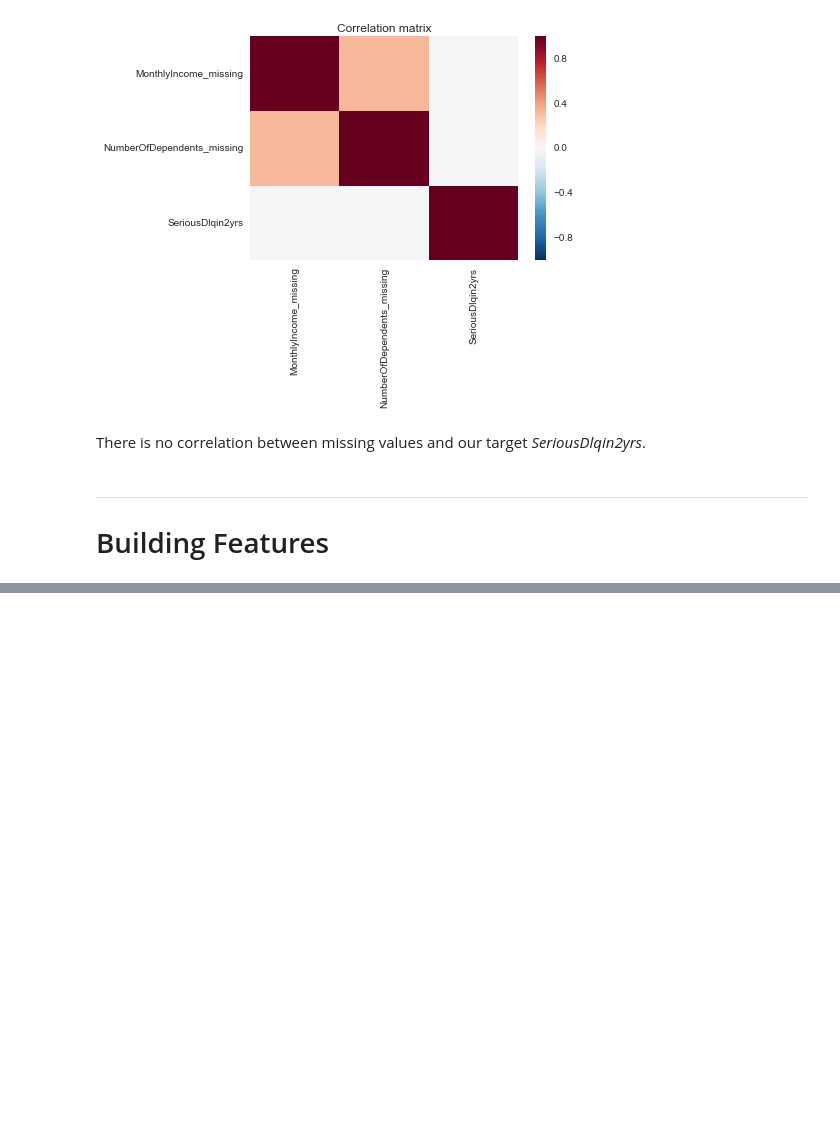
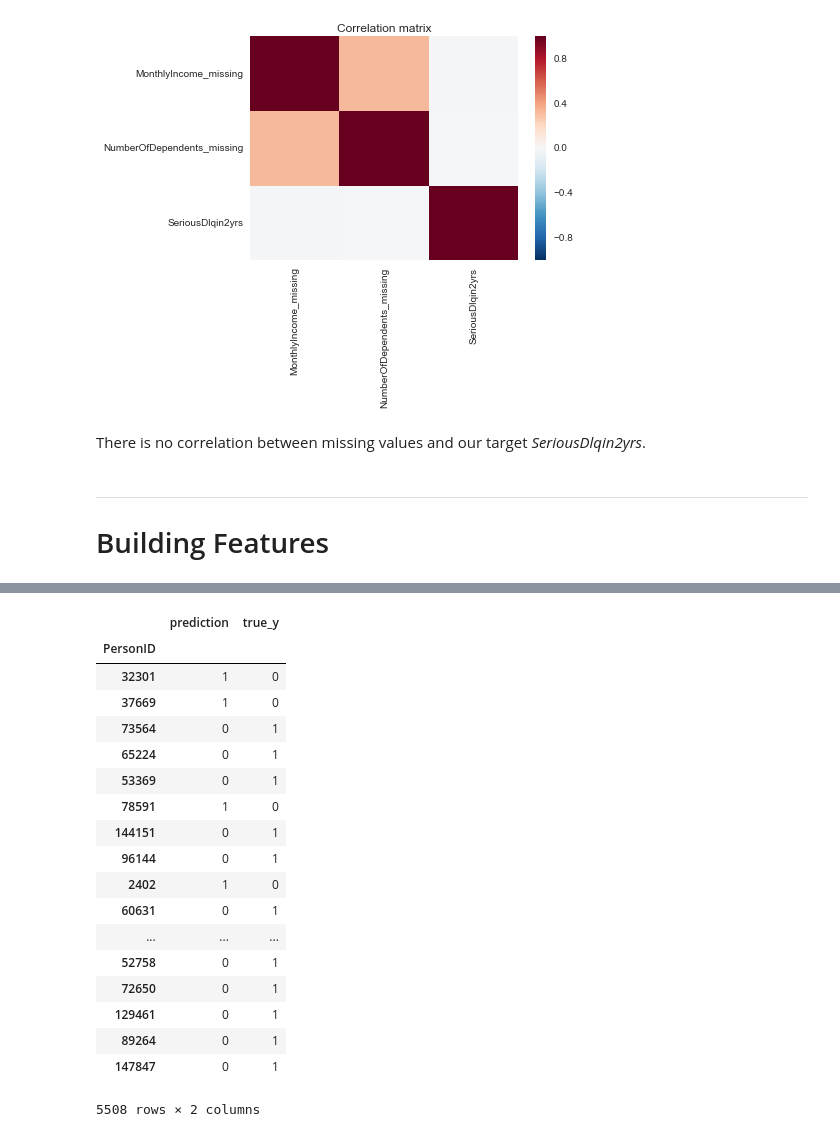
Before and after one commit to hakoenig/Machine_Learning_for_Public_Policy, a Jupyter notebook: Assignment2_ML_Pipeline/Serious_Delinquency.ipynb, the cells around one changed output, grey strips where cells are left out. Saved outputs shown, nothing was run; the diff lists cells and outputs as text; code cells hidden in the pictures; blank space fills up the shorter version.

```diff
--- a/Assignment2_ML_Pipeline/Serious_Delinquency.ipynb
+++ b/Assignment2_ML_Pipeline/Serious_Delinquency.ipynb
@@ -433,0 +453,17 @@ X_test = fill_missing_values_with_mean(X_test)
+# %%
+clf = RandomForestClassifier(n_estimators=20)
+
+# use a full grid over all parameters
+param_grid = {"max_depth": [3, None],
+              "max_features": np.arange(0.1, 1, 0.1),
+              "min_samples_split": [2, 5, 10],
+              "min_samples_leaf": [1, 3, 10]}
+
+# run grid search; default k cross validation is 3
+grid_search = GridSearchCV(clf, param_grid=param_grid)
+
+start = time()
+grid_search.fit(X_train, y_train)
+
+print("GridSearchCV took %.2f seconds for %d candidate parameter settings."
+      % (time() - start, len(grid_search.cv_results_['params'])))
@@ -433,0 +484,29 @@ X_test = fill_missing_values_with_mean(X_test)
+# %%
+# Let's take a look at our differences.
+predictions = grid_search.predict(X_train)
+errors = np.absolute(predictions - np.asarray(y_train))
+
+prediction_comp = pd.DataFrame({'prediction': predictions,
+                                'true_y': y_train,
+                                'errors': errors})
+prediction_comp[prediction_comp.errors == 1][["prediction", "true_y"]]
+# %% [output]
+|  | prediction | true_y |
+| PersonID |  |  |
+| 32301 | 1 | 0 |
+| 37669 | 1 | 0 |
+| 73564 | 0 | 1 |
+| 65224 | 0 | 1 |
+| 53369 | 0 | 1 |
+| 78591 | 1 | 0 |
+| 144151 | 0 | 1 |
+| 96144 | 0 | 1 |
+| 2402 | 1 | 0 |
+| 60631 | 0 | 1 |
+| ... | ... | ... |
+| 52758 | 0 | 1 |
+| 72650 | 0 | 1 |
+| 129461 | 0 | 1 |
+| 89264 | 0 | 1 |
+| 147847 | 0 | 1 |
+5508 rows × 2 columns
```
Also changed, not shown: parts of 21 cells of this notebook.
